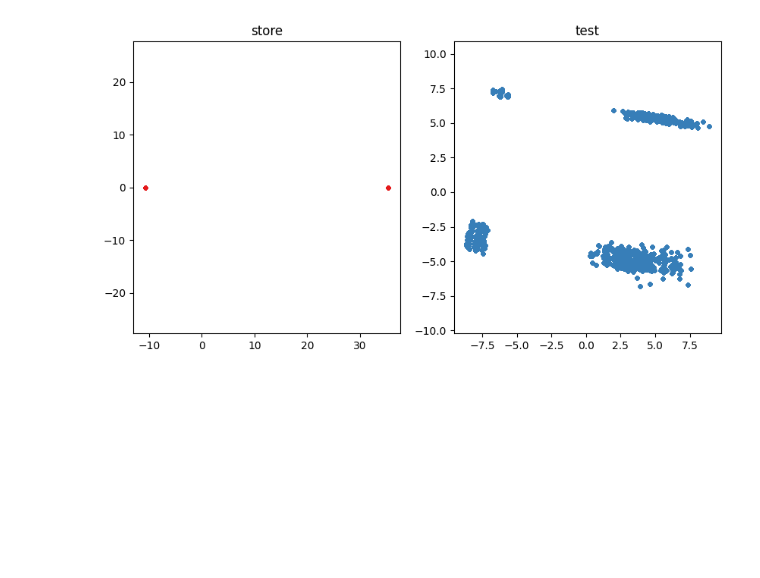
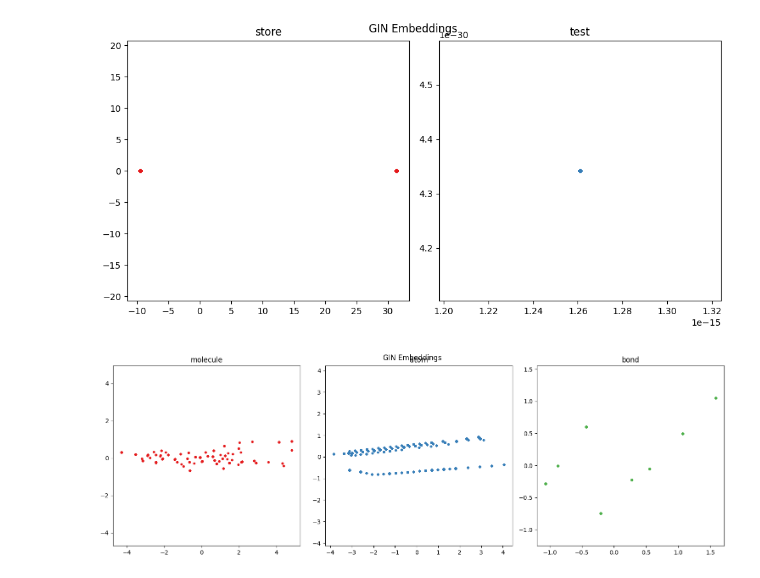
Before and after one commit to ValterH/graphs-for-synthetic-relational-data-generation, a Jupyter notebook: notebooks/visualize_conditional_embeddings.ipynb, the cells around one changed output. Saved outputs shown, nothing was run; the diff lists cells and outputs as text; code cells hidden in the pictures; blank space fills up the shorter version.

```diff
--- a/notebooks/visualize_conditional_embeddings.ipynb
+++ b/notebooks/visualize_conditional_embeddings.ipynb
@@ -6,0 +28,17 @@ from src.data.utils import load_metadata
+# %%
+def viszalize_gin_embeddings(dataset_name, metadata):
+    embeddings = dict()
+    for table in metadata.get_tables():
+        embeddings[table] = pd.read_csv(f'../data/gin_embeddings/{dataset_name}/{table}_embeddings.csv', index_col=0)
+
+    fig, axes = plt.subplots(1, len(embeddings), figsize=(len(embeddings) * 5, 5))
+    cmap = plt.get_cmap('Set1')
+    for i, (table, embedding) in enumerate(embeddings.items()):
+        pca = PCA(n_components=2)
+        pca.fit(embedding)
+        embedding = pca.transform(embedding)
+        axes[i].scatter(embedding[:, 0], embedding[:, 1], s=10, color=cmap(i))
+        axes[i].set_title(table)
+        axes[i].axis('equal')
+    plt.tight_layout()
+    fig.suptitle(f'GIN Embeddings')
@@ -7,3 +112,10 @@ from src.data.utils import load_metadata
 # %%
 dataset_name = 'rossmann-store-sales'
 metadata = load_metadata(dataset_name)
+viszalize_gin_embeddings(dataset_name, metadata)
+dataset_name = 'mutagenesis'
+metadata = load_metadata(dataset_name)
+viszalize_gin_embeddings(dataset_name, metadata)
+# %% [output]
+[figure, added]
+[figure, added]
@@ -25,4 +121,0 @@ def visualize_conditional_embeddings(metadata):
-# %%
-visualize_conditional_embeddings(metadata)
-# %% [output]
-[figure, removed]
```
Also changed, not shown: parts of 8 cells of this notebook, 6 other files.
